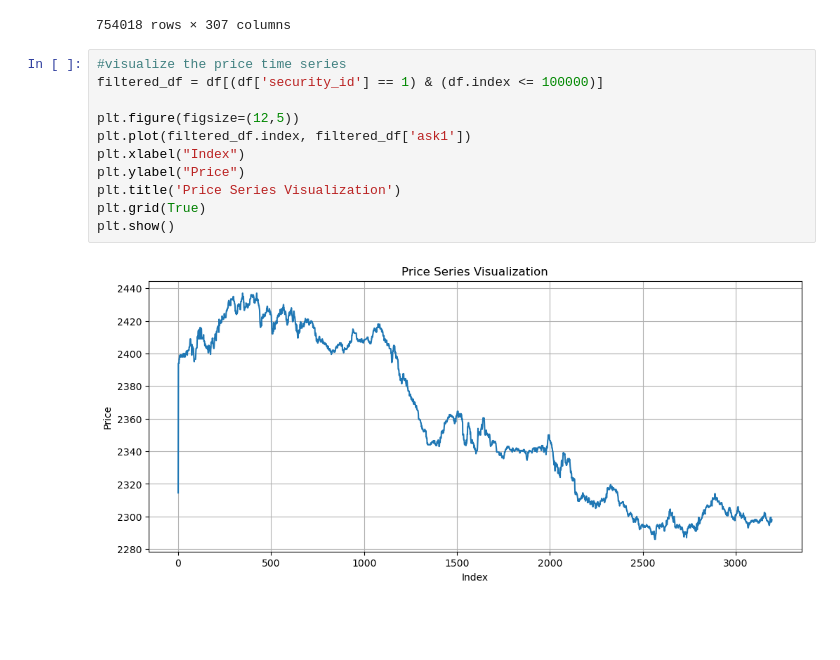
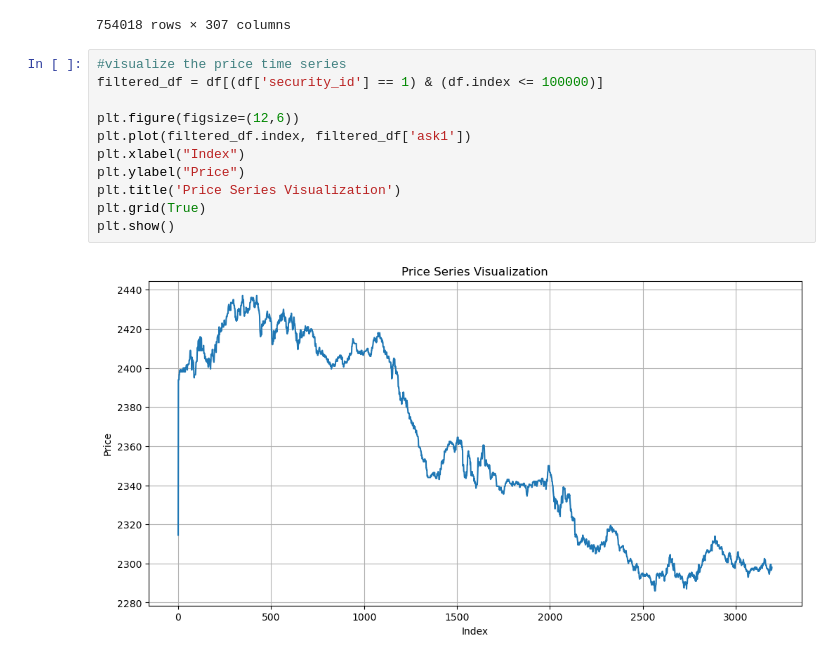
Before and after one commit to PrasunBanerjee04/LiquidityShock, a Jupyter notebook: EDA.ipynb, the cells around one changed output. Saved outputs shown, nothing was run; the diff lists cells and outputs as text; blank space fills up the shorter version.

```diff
--- a/EDA.ipynb
+++ b/EDA.ipynb
@@ -22,13 +22,13 @@ df
 # %%
 #visualize the price time series
 filtered_df = df[(df['security_id'] == 1) & (df.index <= 100000)]
 
-plt.figure(figsize=(12,5))
+plt.figure(figsize=(12,6))
 plt.plot(filtered_df.index, filtered_df['ask1'])
 plt.xlabel("Index")
 plt.ylabel("Price")
 plt.title('Price Series Visualization')
 plt.grid(True)
 plt.show()
 # %% [output]
-[figure, old version]
+[figure, new version]
```
Also changed, not shown: parts of 2 cells of this notebook, 1 other file.
